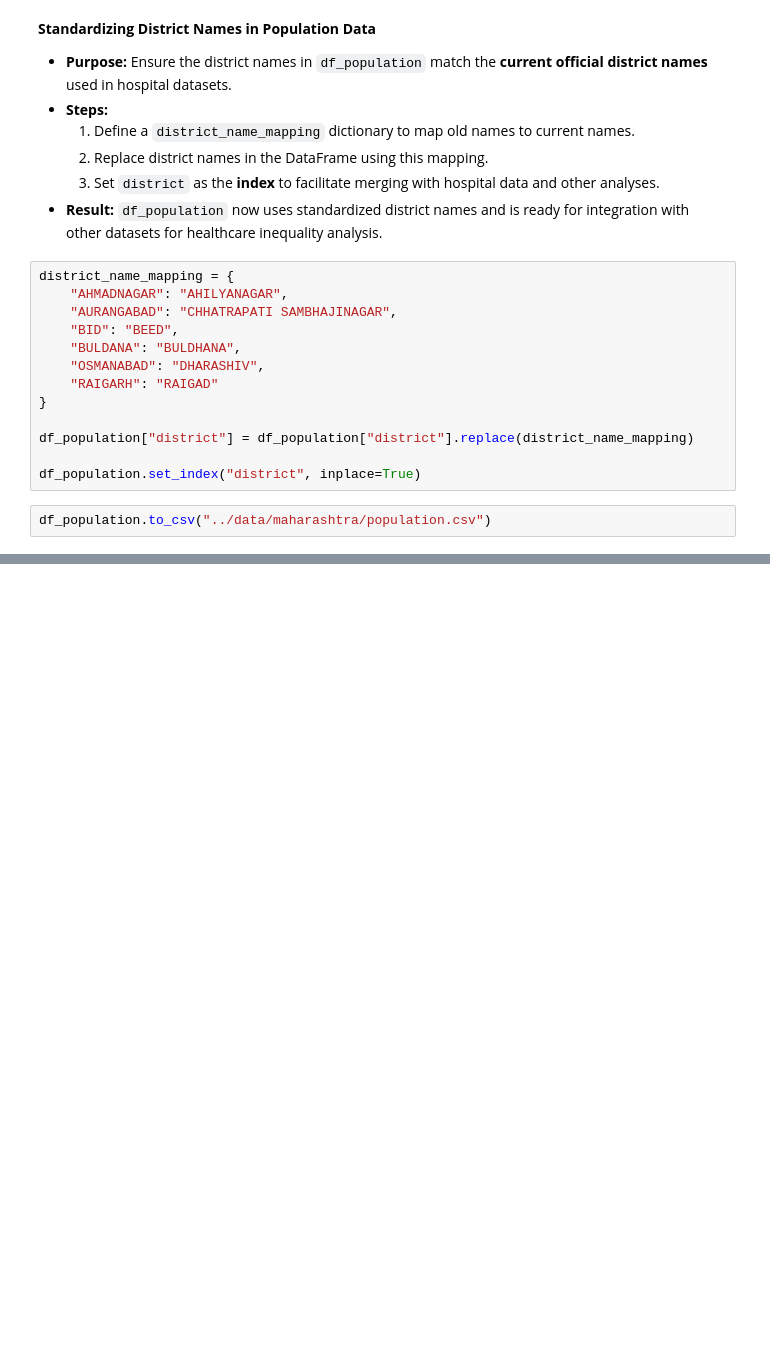
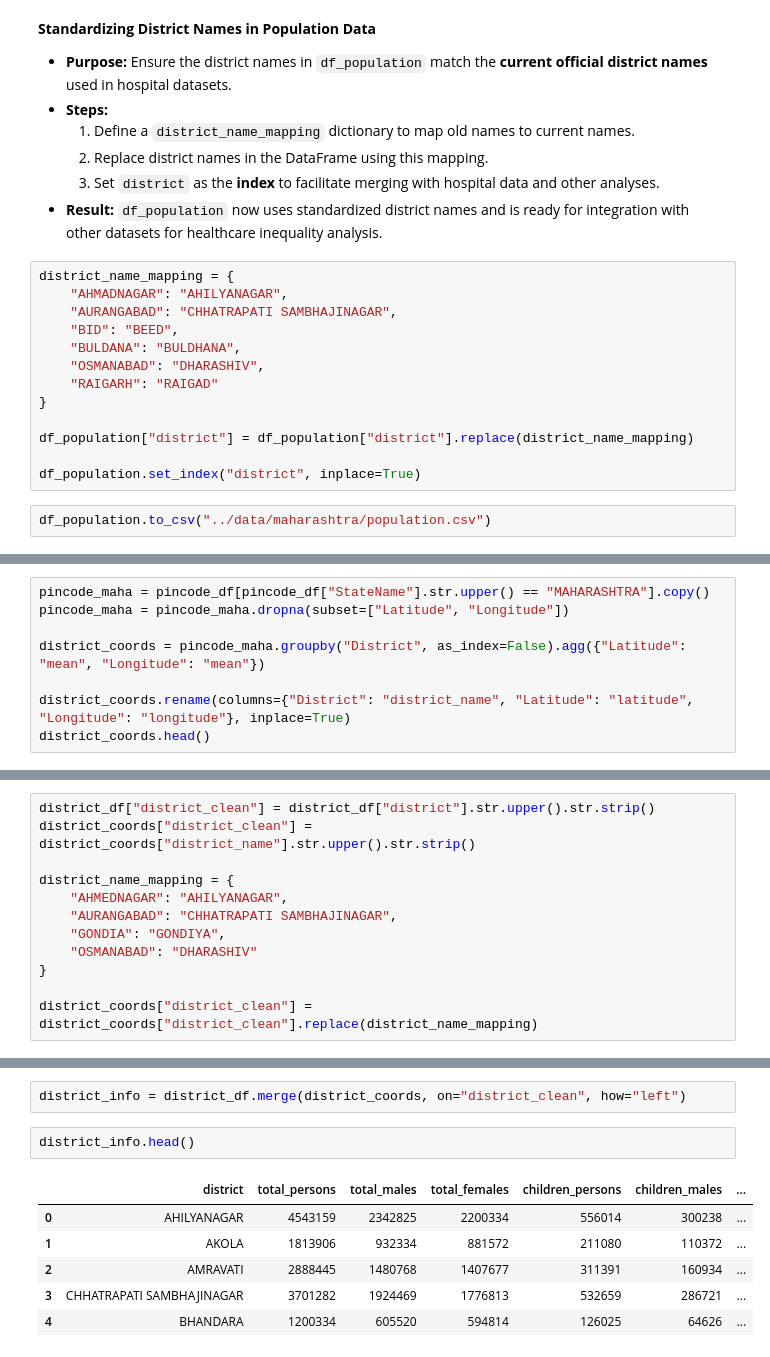
Before and after one commit to nikhil-dhumal/EquiHealth, a Jupyter notebook: scripts/scrape-health-data.ipynb, the cells around one changed output, grey strips where cells are left out. Cells and saved outputs as stored; diff of their text form; blank space fills up the shorter version.

```diff
--- a/scripts/scrape-health-data.ipynb
+++ b/scripts/scrape-health-data.ipynb
@@ -1252,0 +1326,8 @@ df_population.to_csv("../data/maharashtra/population.csv")
+# %%
+pincode_maha = pincode_df[pincode_df["StateName"].str.upper() == "MAHARASHTRA"].copy()
+pincode_maha = pincode_maha.dropna(subset=["Latitude", "Longitude"])
+
+district_coords = pincode_maha.groupby("District", as_index=False).agg({"Latitude": "mean", "Longitude": "mean"})
+
+district_coords.rename(columns={"District": "district_name", "Latitude": "latitude", "Longitude": "longitude"}, inplace=True)
+district_coords.head()
@@ -1252,0 +1350,12 @@ df_population.to_csv("../data/maharashtra/population.csv")
+# %%
+district_df["district_clean"] = district_df["district"].str.upper().str.strip()
+district_coords["district_clean"] = district_coords["district_name"].str.upper().str.strip()
+
+district_name_mapping = {
+    "AHMEDNAGAR": "AHILYANAGAR",
+    "AURANGABAD": "CHHATRAPATI SAMBHAJINAGAR",
+    "GONDIA": "GONDIYA",
+    "OSMANABAD": "DHARASHIV"
+}
+
+district_coords["district_clean"] = district_coords["district_clean"].replace(district_name_mapping)
@@ -1252,0 +1369,11 @@ df_population.to_csv("../data/maharashtra/population.csv")
+# %%
+district_info = district_df.merge(district_coords, on="district_clean", how="left")
+# %%
+district_info.head()
+# %% [output]
+|  | district | total_persons | total_males | total_females | children_persons | children_males | ... |
+| 0 | AHILYANAGAR | 4543159 | 2342825 | 2200334 | 556014 | 300238 | ... |
+| 1 | AKOLA | 1813906 | 932334 | 881572 | 211080 | 110372 | ... |
+| 2 | AMRAVATI | 2888445 | 1480768 | 1407677 | 311391 | 160934 | ... |
+| 3 | CHHATRAPATI SAMBHAJINAGAR | 3701282 | 1924469 | 1776813 | 532659 | 286721 | ... |
+| 4 | BHANDARA | 1200334 | 605520 | 594814 | 126025 | 64626 | ... |
```
Also changed, not shown: parts of 14 cells of this notebook, 1 other file.
